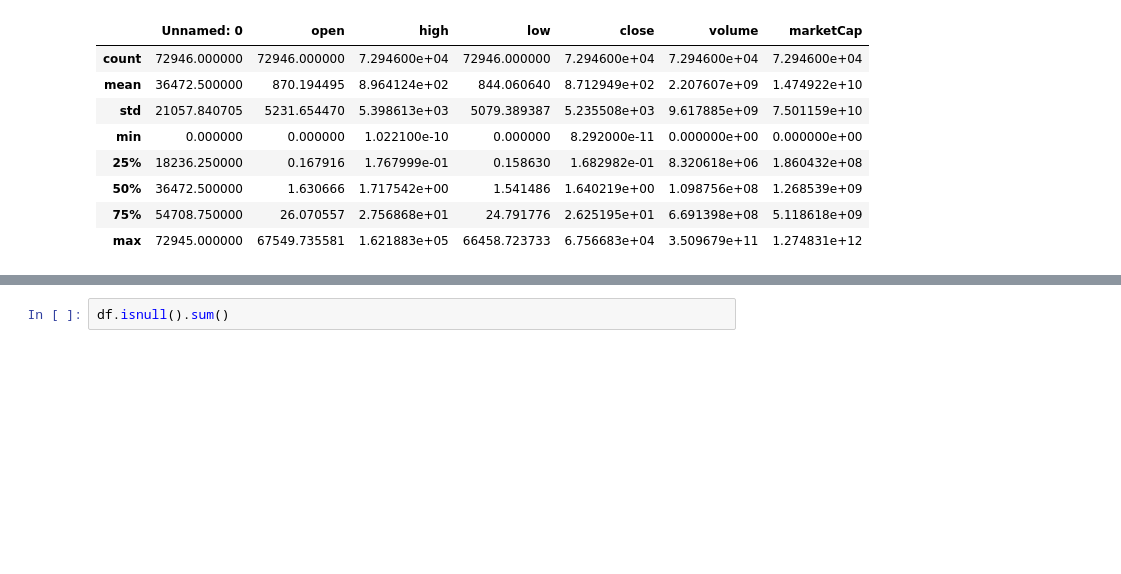
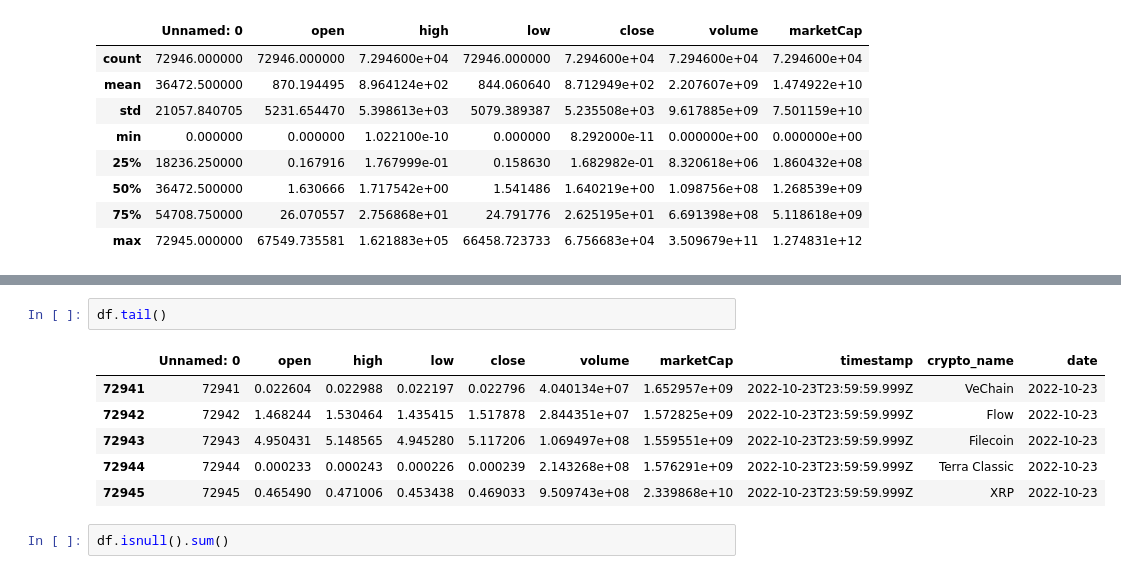
Before and after one commit to nomanrafi/A-Comprehensive-Analysis-of-Cryptocurrency-Price-Patterns, a Jupyter notebook: cryptocurrency-patterns.ipynb, the cells around one changed output, grey strips where cells are left out. Saved outputs shown, nothing was run; the diff lists cells and outputs as text; blank space fills up the shorter version.

```diff
--- a/cryptocurrency-patterns.ipynb
+++ b/cryptocurrency-patterns.ipynb
@@ -62,3 +76,12 @@ df.describe()
+# %%
+df.tail()
+# %% [output]
+|  | Unnamed: 0 | open | high | low | close | volume | marketCap | timestamp | crypto_name | date |
+| 72941 | 72941 | 0.022604 | 0.022988 | 0.022197 | 0.022796 | 4.040134e+07 | 1.652957e+09 | 2022-10-23T23:59:59.999Z | VeChain | 2022-10-23 |
+| 72942 | 72942 | 1.468244 | 1.530464 | 1.435415 | 1.517878 | 2.844351e+07 | 1.572825e+09 | 2022-10-23T23:59:59.999Z | Flow | 2022-10-23 |
+| 72943 | 72943 | 4.950431 | 5.148565 | 4.945280 | 5.117206 | 1.069497e+08 | 1.559551e+09 | 2022-10-23T23:59:59.999Z | Filecoin | 2022-10-23 |
+| 72944 | 72944 | 0.000233 | 0.000243 | 0.000226 | 0.000239 | 2.143268e+08 | 1.576291e+09 | 2022-10-23T23:59:59.999Z | Terra Classic | 2022-10-23 |
+| 72945 | 72945 | 0.465490 | 0.471006 | 0.453438 | 0.469033 | 9.509743e+08 | 2.339868e+10 | 2022-10-23T23:59:59.999Z | XRP | 2022-10-23 |
 # %%
 df.isnull().sum()
 # %% [output]
```
Also changed, not shown: parts of 10 cells of this notebook.
